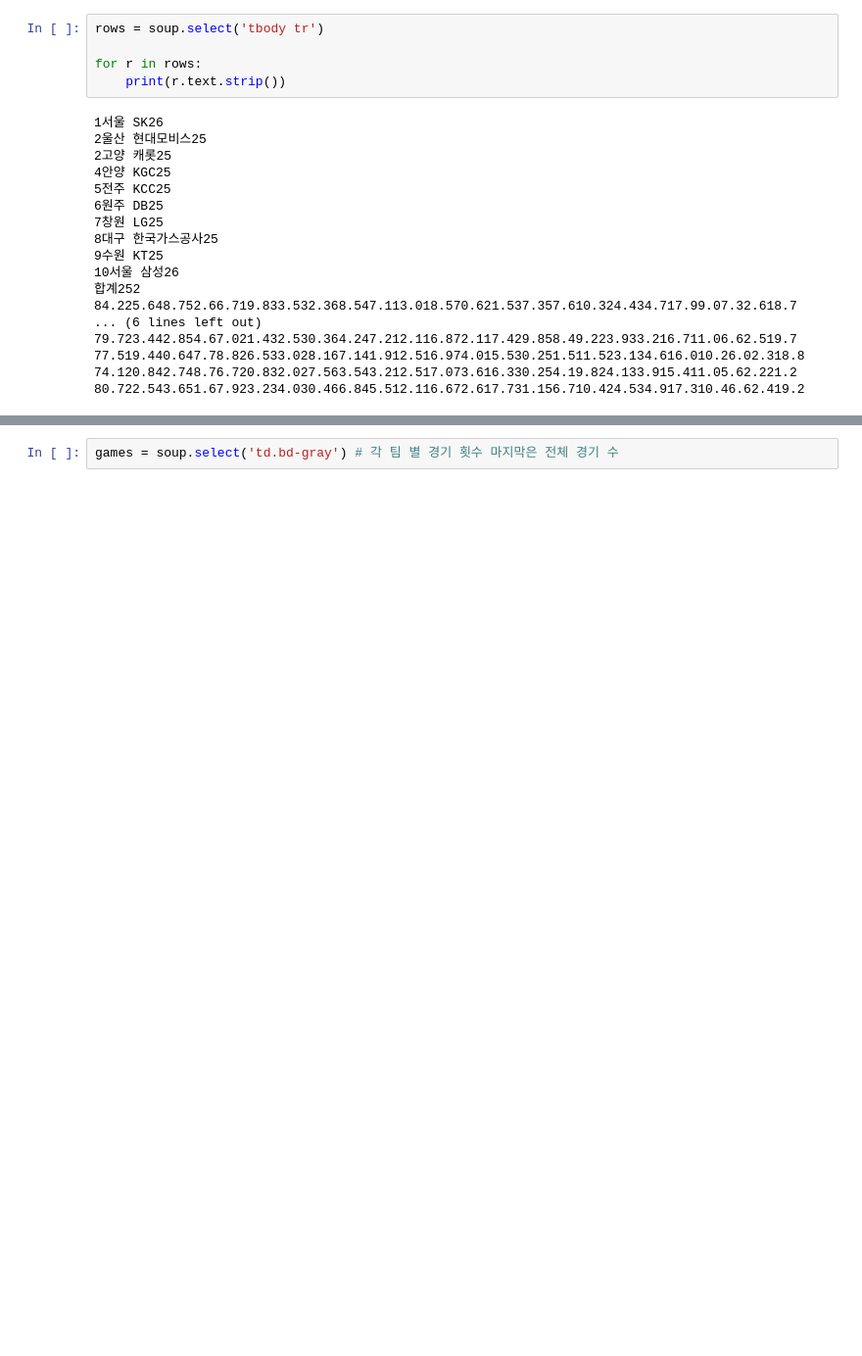
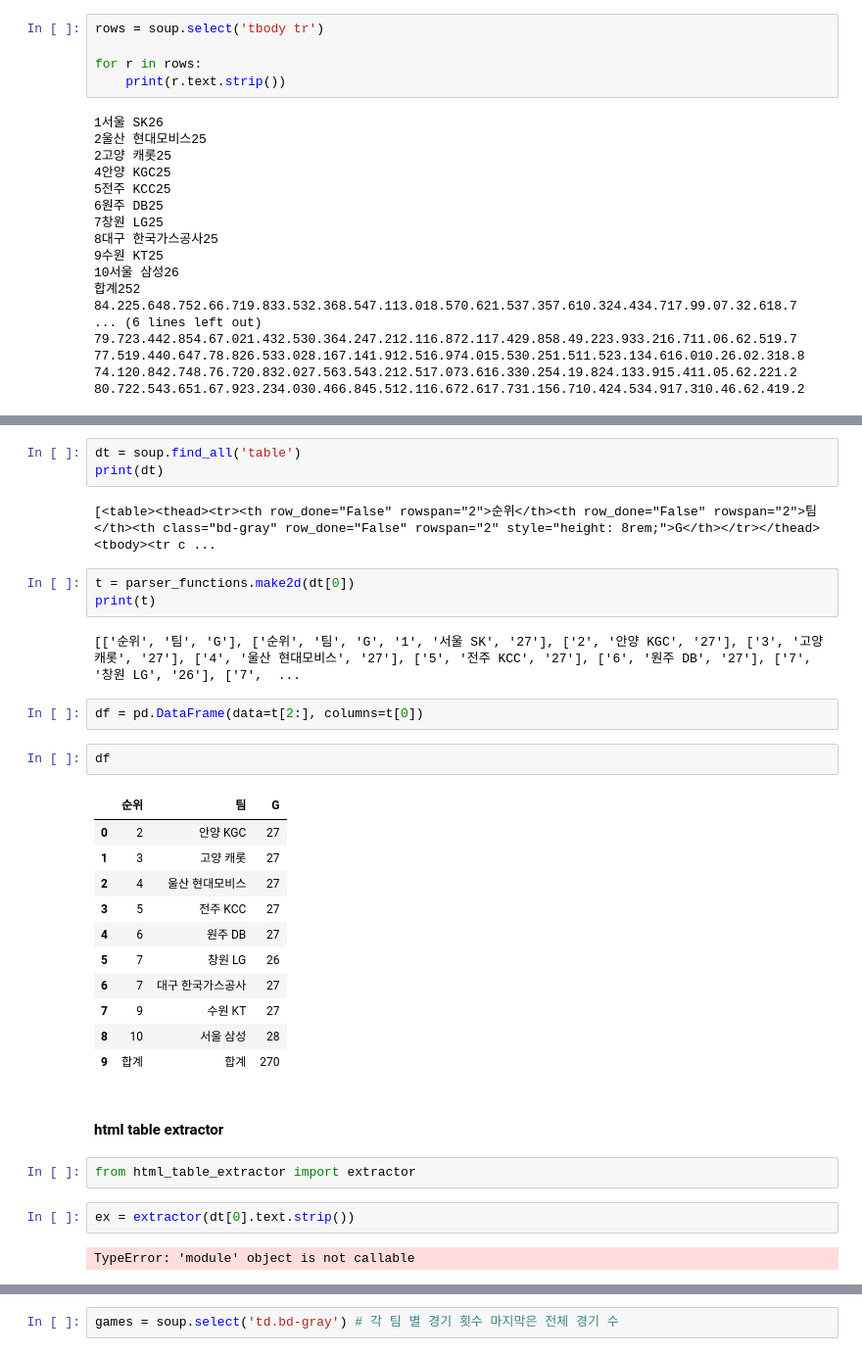
Before and after one commit to minD9it/2022-23_kbl_data_analysis, a Jupyter notebook: kbl_ticket.ipynb, the cells around one changed output, grey strips where cells are left out. Shown at 98% size. Drawn from its saved outputs; the diff is of its cells as text; blank space fills up the shorter version.

```diff
--- a/kbl_ticket.ipynb
+++ b/kbl_ticket.ipynb
@@ -120,0 +157,34 @@ for r in rows:
+# %%
+dt = soup.find_all('table')
+print(dt)
+# %% [output]
+[<table><thead><tr><th row_done="False" rowspan="2">순위</th><th row_done="False" rowspan="2">팀</th><th class="bd-gray" row_done="False" rowspan="2" style="height: 8rem;">G</th></tr></thead><tbody><tr c ...
+# %%
+t = parser_functions.make2d(dt[0])
+print(t)
+# %% [output]
+[['순위', '팀', 'G'], ['순위', '팀', 'G', '1', '서울 SK', '27'], ['2', '안양 KGC', '27'], ['3', '고양 캐롯', '27'], ['4', '울산 현대모비스', '27'], ['5', '전주 KCC', '27'], ['6', '원주 DB', '27'], ['7', '창원 LG', '26'], ['7',  ...
+# %%
+df = pd.DataFrame(data=t[2:], columns=t[0])
+# %%
+df
+# %% [output]
+|  | 순위 | 팀 | G |
+| 0 | 2 | 안양 KGC | 27 |
+| 1 | 3 | 고양 캐롯 | 27 |
+| 2 | 4 | 울산 현대모비스 | 27 |
+| 3 | 5 | 전주 KCC | 27 |
+| 4 | 6 | 원주 DB | 27 |
+| 5 | 7 | 창원 LG | 26 |
+| 6 | 7 | 대구 한국가스공사 | 27 |
+| 7 | 9 | 수원 KT | 27 |
+| 8 | 10 | 서울 삼성 | 28 |
+| 9 | 합계 | 합계 | 270 |
+# %% [markdown]
+#### html table extractor
+# %%
+from html_table_extractor import extractor
+# %%
+ex = extractor(dt[0].text.strip())
+# %% [output]
+TypeError: 'module' object is not callable
```
Also changed, not shown: parts of 17 cells of this notebook.
